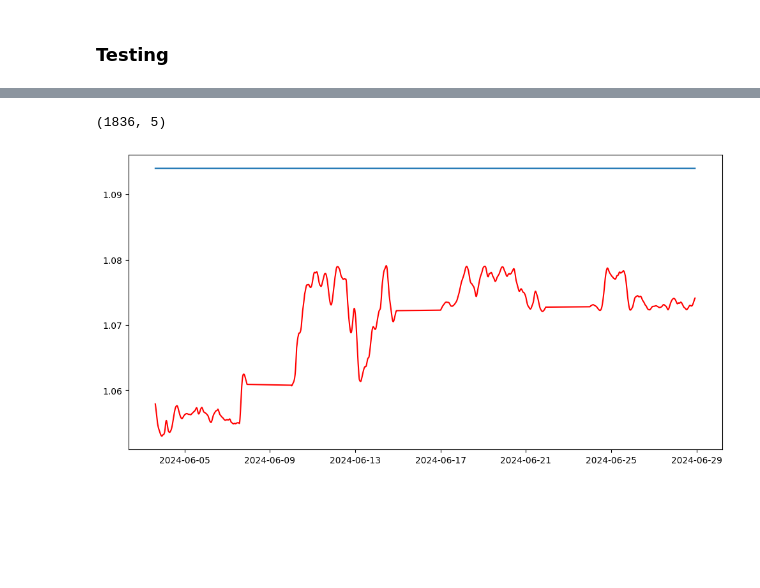
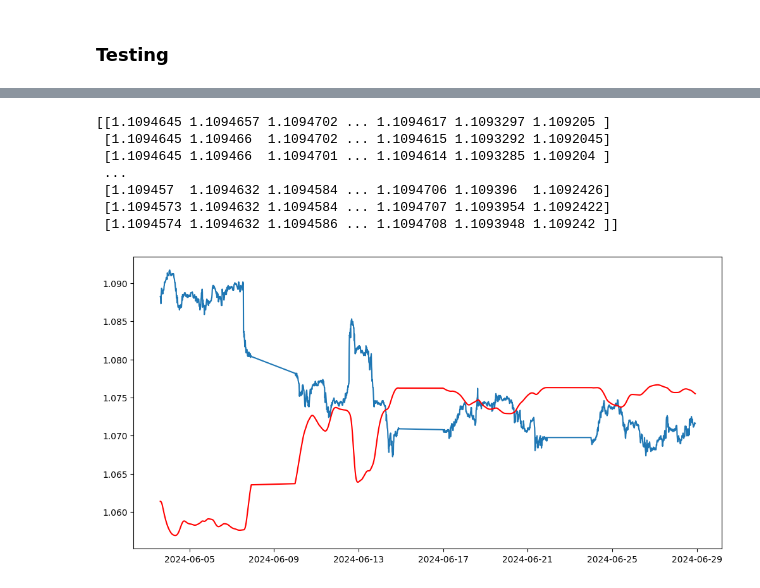
Before and after one commit to ArneTillmann/distributional-forex-prediction, a Jupyter notebook: preprecessing.ipynb, the cells around one changed output, grey strips where cells are left out. Saved outputs shown, nothing was run; the diff lists cells and outputs as text; code cells hidden in the pictures; blank space fills up the shorter version.

```diff
--- a/preprecessing.ipynb
+++ b/preprecessing.ipynb
@@ -87,7 +85,7 @@ def create_dataset(lookback, forecast_horizon, data):
         return np.array(X), np.array(Y), scaler
 
 ##aktuell: lookback = 60 Zeitschritte, forecast_horizon = 1
-X, Y, scaler = create_dataset(lookback=60, forecast_horizon=1, data=EURUSD_filtered)
+X, Y, scaler = create_dataset(lookback=96, forecast_horizon=4, data=EURUSD_filtered)
 # %%
 
 x_train,y_train = np.array(X), np.array(Y)
@@ -248,8 +279,8 @@ print(var)
 # %% [markdown]
 ## Keras LSTM-VAE Modell
 # %%
-latent_dim = 5
-hidden = 50
+latent_dim = 2
+hidden = 30
 
 class Sampling(layers.Layer):
     """Uses (z_mean, z_log_var) to sample z, the vector encoding a digit."""
@@ -268,8 +299,8 @@ class Sampling(layers.Layer):
 ##encoder
 encoder_inputs = keras.Input(shape= (x_train.shape[1], 1))
 x = layers.LSTM(hidden, return_sequences=True)(encoder_inputs)
-x = layers.LSTM(hidden, return_sequences=True)(x)
-x = layers.LSTM(hidden, return_sequences=True)(x)
+#x = layers.LSTM(hidden, return_sequences=True)(x)
+#x = layers.LSTM(hidden, return_sequences=True)(x)
 x = layers.LSTM(hidden, return_sequences=False)(x)
 z_mean = layers.Dense(latent_dim, name="z_mean")(x)
 z_log_var = layers.Dense(latent_dim, name="z_log_var")(x)
@@ -367,6 +398,6 @@ class VAE(keras.Model):
 vae = VAE(encoder, decoder)
 vae.compile(optimizer=keras.optimizers.Adam())
 # %%
-vae.fit(x_train, epochs=20, batch_size=64)
+vae.fit(x_train, epochs=20, batch_size=200)
 # %% [output]
 Epoch 1/20
@@ -406,14 +426,16 @@ test = np.reshape(test, (test.shape[0],test.shape[1],1))
 test = torch.tensor(test).float()
 lstm_modell.eval()
 with torch.no_grad():
-    pred, mu, var  = vae(test)
+    pred, mu, log_var  = vae(test)
 
 mu = mu.numpy()
-var = var.numpy()
-#print(var)
+#var = var.numpy()
+var = np.exp(var)
+print('Var',var)
 ## zurückskalieren
 new_predictions = scaler.inverse_transform(new_predictions)
 mu = scaler.inverse_transform(mu)
 var = scaler.inverse_transform(np.sqrt(var))
+new_data = scaler.inverse_transform(new_data)
 # %% [output]
 [*********************100%%**********************]  1 of 1 completed
@@ -420,23 +449,34 @@ var = scaler.inverse_transform(np.sqrt(var))
+# %%
+print(var)
+# %% [output]
+[[1.1094645 1.1094657 1.1094702 ... 1.1094617 1.1093297 1.109205 ]
+ [1.1094645 1.109466  1.1094702 ... 1.1094615 1.1093292 1.1092045]
+ [1.1094645 1.109466  1.1094701 ... 1.1094614 1.1093285 1.109204 ]
+ ...
+ [1.109457  1.1094632 1.1094584 ... 1.1094706 1.109396  1.1092426]
+ [1.1094573 1.1094632 1.1094584 ... 1.1094707 1.1093954 1.1092422]
+ [1.1094574 1.1094632 1.1094586 ... 1.1094708 1.1093948 1.109242 ]]
 # %%
 
 # Plot-Funktion
-new_data = scaler.inverse_transform(new_data)
+
 
 plt.figure(figsize=(12, 6))  # Setze die Größe des Plots
 
 # Plot der tatsächlichen Daten ab dem 60. Zeitschritt (wegen lookback=60)
 plt.plot(new.index[60:], new_data[60:], label='Actual Data')
 #plt.plot(new.index[60:], pred, label='Prediction', color='green')
 
-print(mu.shape)
+#print(mu.shape)
 # Plot der Vorhersagen (Mittelwerte)
-plt.plot(new.index[60:], mu[:,0], label='Prediction Mean 1', color='red')
-#plt.plot(new.index[60:], mu[:,3], label='Prediction Mean 3', color='red')
+plt.plot(new.index[60:], mu[:,9], label='Prediction Mean 1', color='red')
+#plt.plot(new.index[60:], mu, label='Prediction Mean 3', color='red')
 
 # Plot des Konfidenzintervalls (ganz viel bullshit)
-lower_bound = mu.flatten() - 1.96 * var.flatten()  # 95% confidence interval lower bound
-#upper_bound = mu.flatten() + 1.96 * var.flatten()  # 95% confidence interval upper bound
-#plt.fill_between(new.index[60:], lower_bound, upper_bound, color='gray', alpha=0.02, label='95% Confidence Interval')
+lower_bound = mu[:,9] - 1.96 * var[:,9]  # 95% confidence interval lower bound
+upper_bound = mu[:,9] + 1.96 * var[:,9]  # 95% confidence interval upper bound
+#plt.plot(new.index[60:], lower_bound, color='green')
+##plt.plot(new.index[60:], upper_bound, color='green')
+#plt.fill_between(new.index[60:], lower_bound, upper_bound, color='green', alpha=0.4, label='95% Confidence Interval')
 # %% [output]
-(1836, 5)
-[figure, old version]
+[figure, new version]
```
Also changed, not shown: parts of 8 cells of this notebook, 6 other files.
